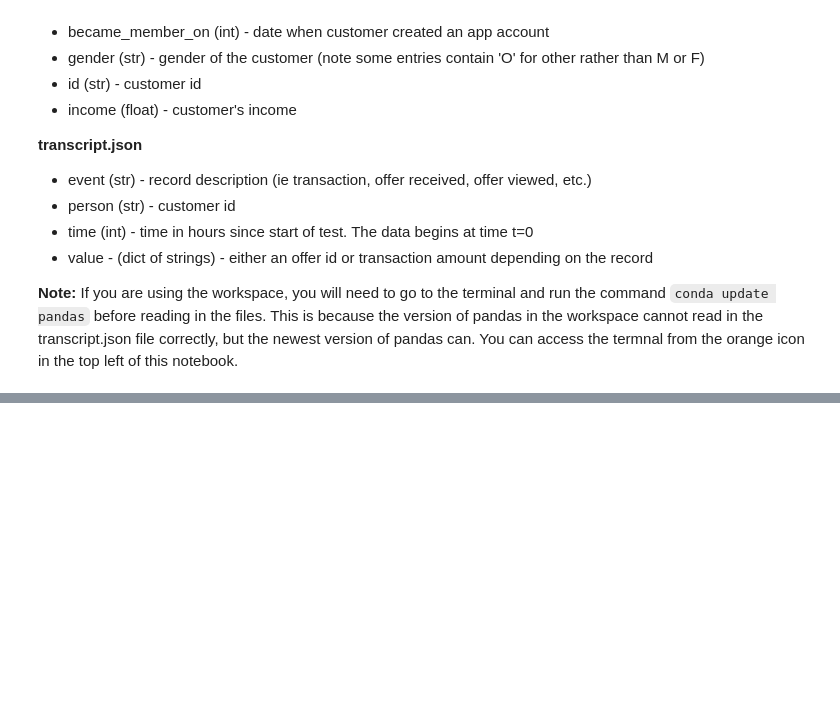
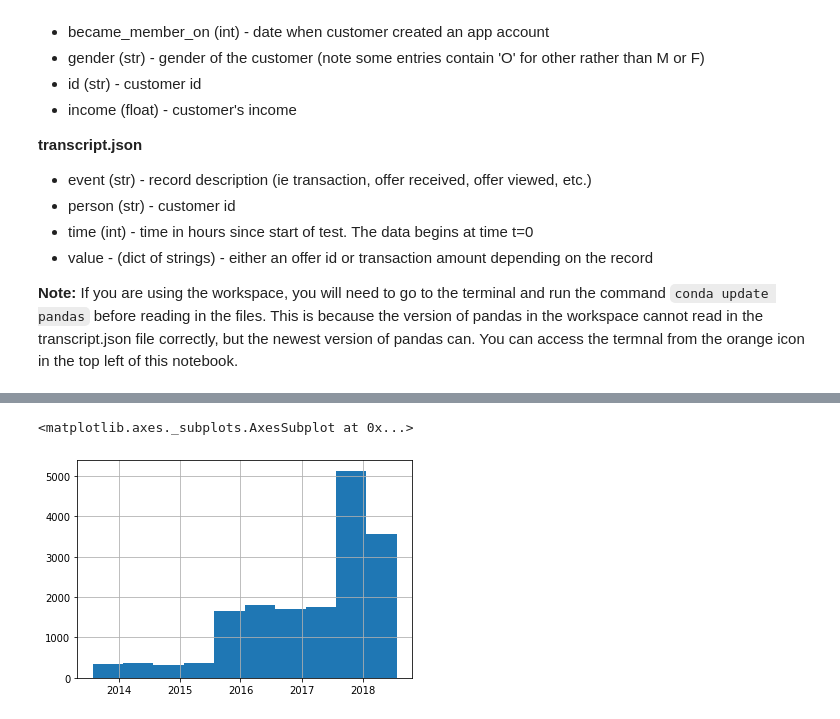
Before and after one commit to henribxn/udacityprojects_term2, a Jupyter notebook: CapstoneProject/Starbucks_Capstone_notebook.ipynb, the cells around one changed output, grey strips where cells are left out. Cells and saved outputs as stored; diff of their text form; code cells hidden in the pictures; blank space fills up the shorter version.

```diff
--- a/CapstoneProject/Starbucks_Capstone_notebook.ipynb
+++ b/CapstoneProject/Starbucks_Capstone_notebook.ipynb
@@ -92,0 +161,7 @@ NameError: name 'portfolio' is not defined
+# %%
+# Transform membership date into datetime
+profile["date_member"]=pd.to_datetime(profile.became_member_on, format='%Y%m%d')
+profile.date_member.hist()
+# %% [output]
+<matplotlib.axes._subplots.AxesSubplot at 0x...>
+[figure, added]
```
Also changed, not shown: parts of 39 cells of this notebook.
